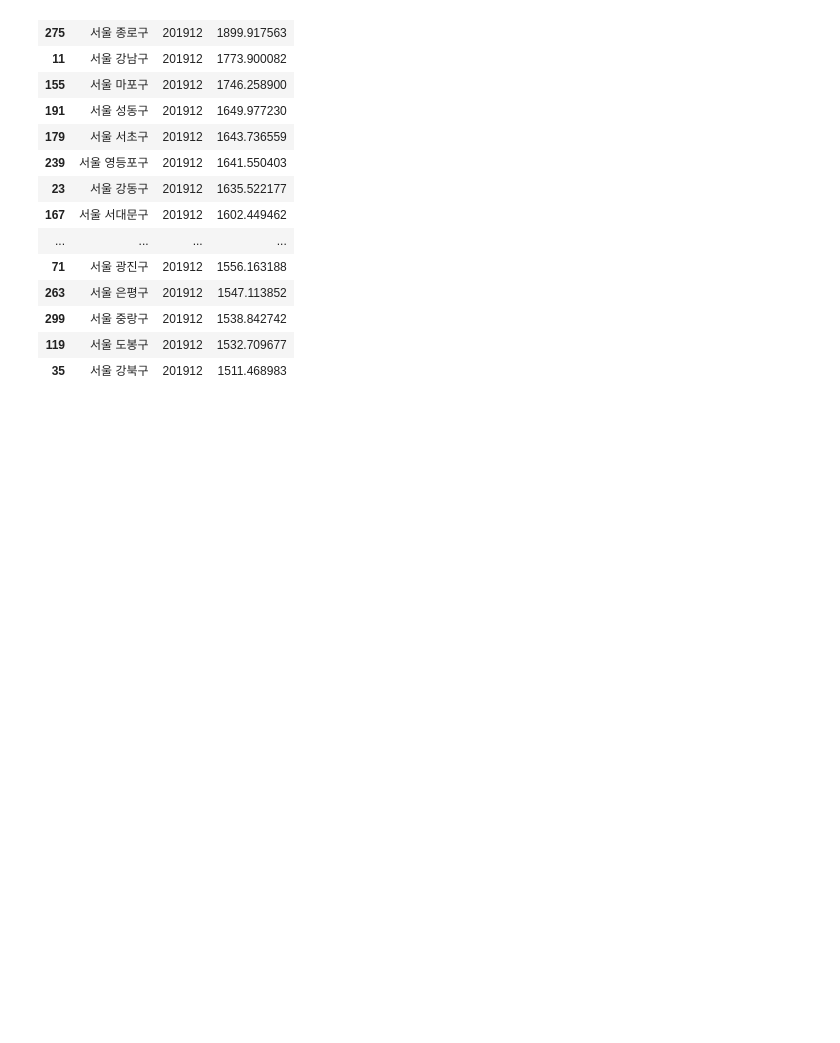
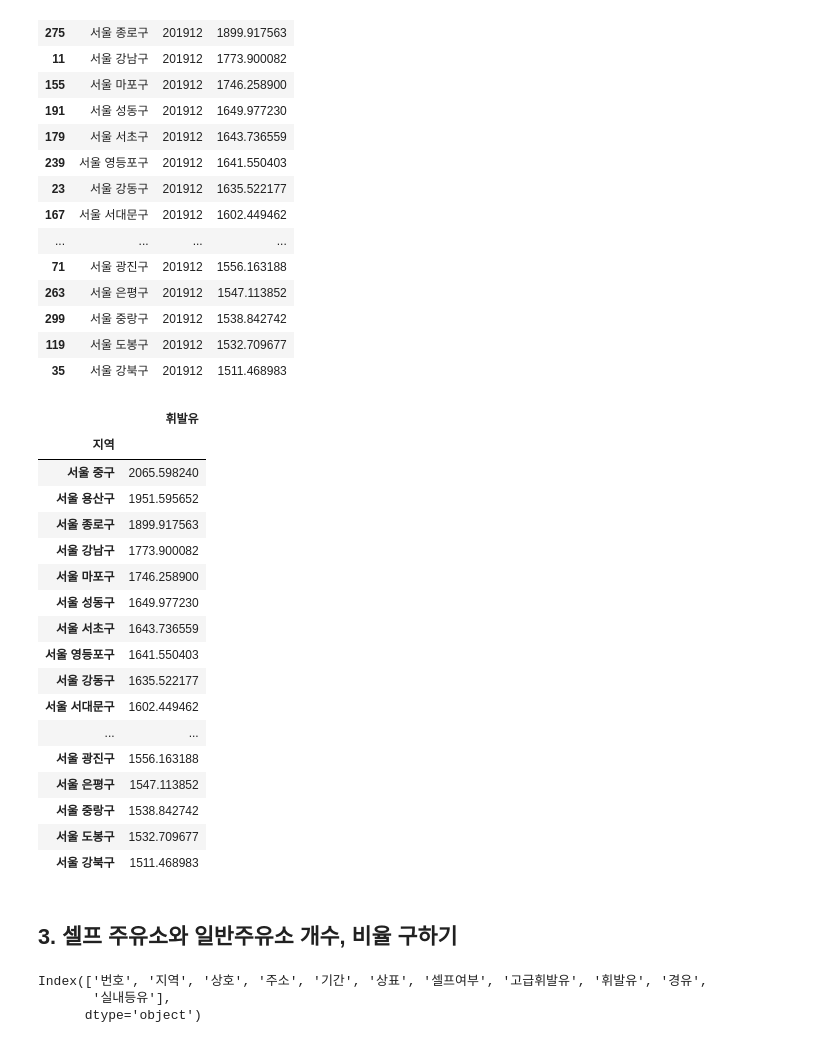
Before and after one commit to minki0415/python-study, a Jupyter notebook: 과제/pandas 문제풀이.ipynb, the cells around one changed output. Drawn from its saved outputs; the diff is of its cells as text; code cells hidden in the pictures; blank space fills up the shorter version.

```diff
--- a/과제/pandas 문제풀이.ipynb
+++ b/과제/pandas 문제풀이.ipynb
@@ -207,3 +208,28 @@ df3.loc[df3['기간'] == "201912",:]
 | 299 | 서울 중랑구 | 201912 | 1538.842742 |
 | 119 | 서울 도봉구 | 201912 | 1532.709677 |
 | 35 | 서울 강북구 | 201912 | 1511.468983 |
+# %%
+df_201912 = df3[df3['기간'].apply(lambda x : str(x)[:6] == '201912')].copy()
+# %%
+df_201912.groupby("지역")[['휘발유']].mean().sort_values(by = ['휘발유'], ascending = False)
+# %% [output]
+|  | 휘발유 |
+| 지역 |  |
+| 서울 중구 | 2065.598240 |
+| 서울 용산구 | 1951.595652 |
+| 서울 종로구 | 1899.917563 |
+| 서울 강남구 | 1773.900082 |
+| 서울 마포구 | 1746.258900 |
+| 서울 성동구 | 1649.977230 |
+| 서울 서초구 | 1643.736559 |
+| 서울 영등포구 | 1641.550403 |
+| 서울 강동구 | 1635.522177 |
+| 서울 서대문구 | 1602.449462 |
+| ... | ... |
+| 서울 광진구 | 1556.163188 |
+| 서울 은평구 | 1547.113852 |
+| 서울 중랑구 | 1538.842742 |
+| 서울 도봉구 | 1532.709677 |
+| 서울 강북구 | 1511.468983 |
+# %% [markdown]
+## 3. 셀프 주유소와 일반주유소 개수, 비율 구하기
@@ -209,0 +238,6 @@ df3.loc[df3['기간'] == "201912",:]
+# %%
+df4.columns
+# %% [output]
+Index(['번호', '지역', '상호', '주소', '기간', '상표', '셀프여부', '고급휘발유', '휘발유', '경유',
+       '실내등유'],
+      dtype='object')
```
Also changed, not shown: parts of 19 cells of this notebook, 1 other file.
